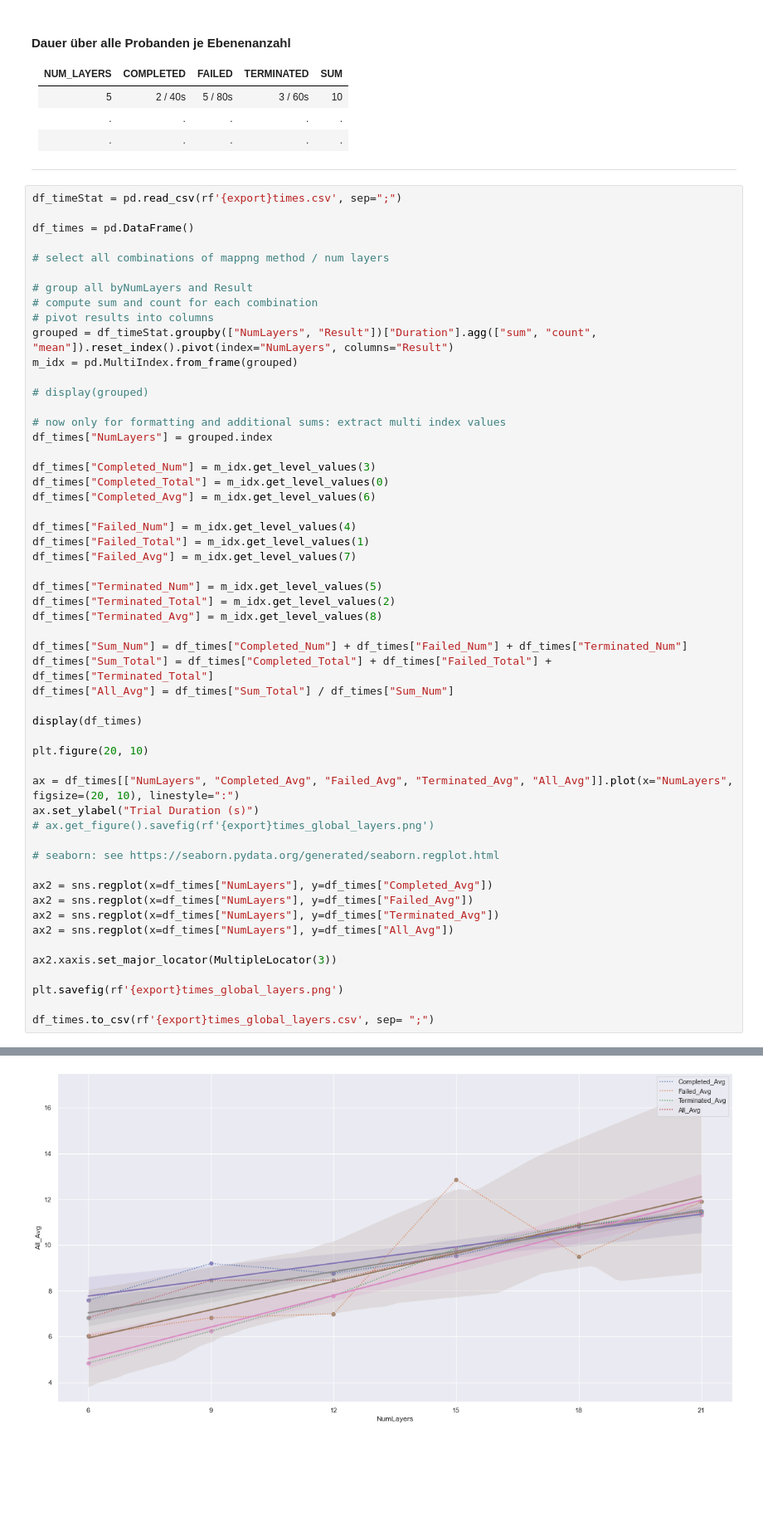
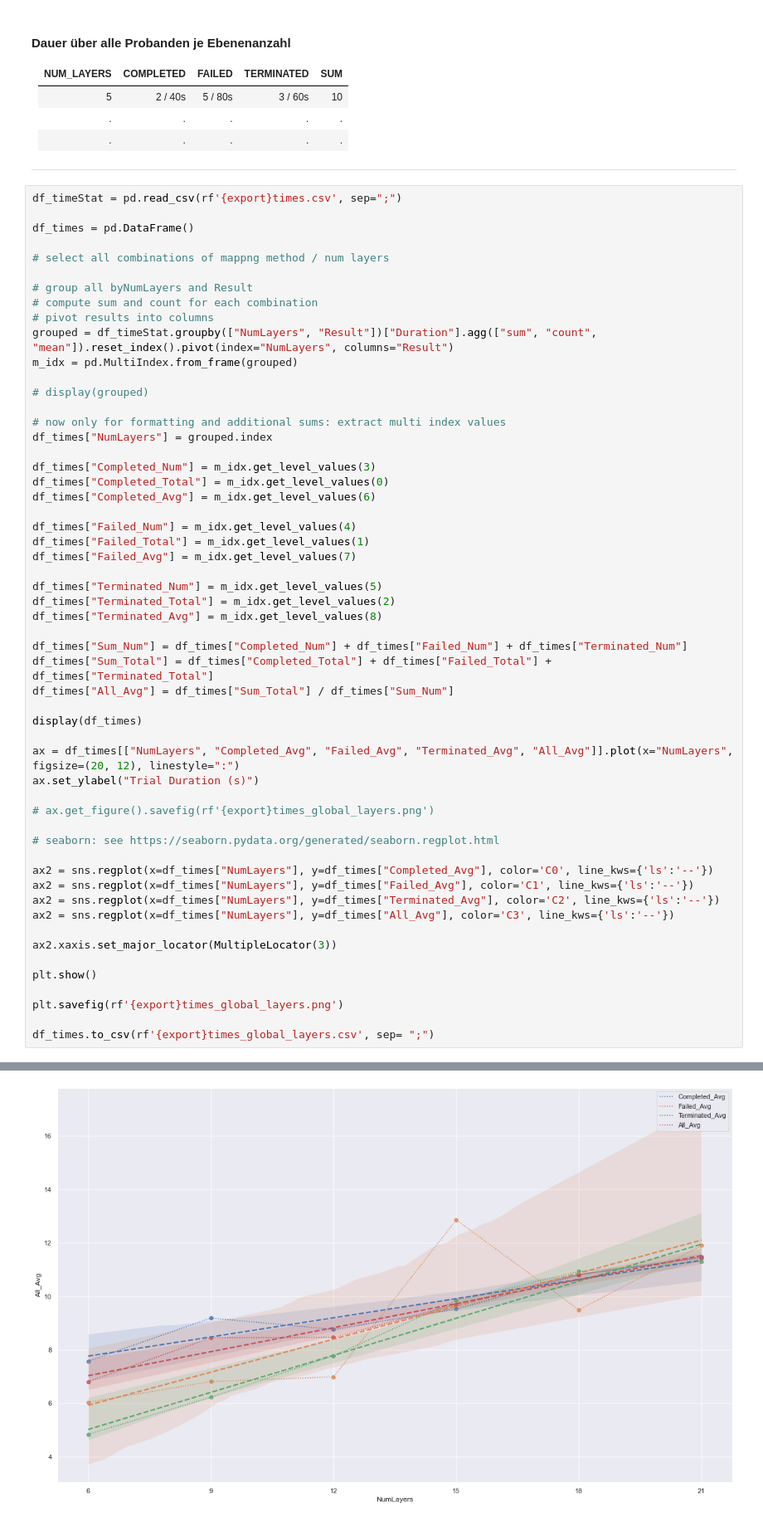
Before and after one commit to visualengineers/reflex-avi2022-results, a Jupyter notebook: code/zelasto study.ipynb, the cells around one changed output, grey strips where cells are left out. Shown at 83% size. Drawn from its saved outputs; the diff is of its cells as text; blank space fills up the shorter version.

Commit message:
feature: further plot optimizations

```diff
--- a/code/zelasto study.ipynb
+++ b/code/zelasto study.ipynb
@@ -1001,20 +1001,21 @@ df_times["All_Avg"] = df_times["Sum_Total"] / df_times["Sum_Num"]
 
 display(df_times)
 
-plt.figure(20, 10)
+ax = df_times[["NumLayers", "Completed_Avg", "Failed_Avg", "Terminated_Avg", "All_Avg"]].plot(x="NumLayers", figsize=(20, 12), linestyle=":")
+ax.set_ylabel("Trial Duration (s)")
 
-ax = df_times[["NumLayers", "Completed_Avg", "Failed_Avg", "Terminated_Avg", "All_Avg"]].plot(x="NumLayers", figsize=(20, 10), linestyle=":")
-ax.set_ylabel("Trial Duration (s)")
 # ax.get_figure().savefig(rf'{export}times_global_layers.png')
 
 # seaborn: see https://seaborn.pydata.org/generated/seaborn.regplot.html
 
-ax2 = sns.regplot(x=df_times["NumLayers"], y=df_times["Completed_Avg"])
-ax2 = sns.regplot(x=df_times["NumLayers"], y=df_times["Failed_Avg"])
-ax2 = sns.regplot(x=df_times["NumLayers"], y=df_times["Terminated_Avg"])
-ax2 = sns.regplot(x=df_times["NumLayers"], y=df_times["All_Avg"])
+ax2 = sns.regplot(x=df_times["NumLayers"], y=df_times["Completed_Avg"], color='C0', line_kws={'ls':'--'})
+ax2 = sns.regplot(x=df_times["NumLayers"], y=df_times["Failed_Avg"], color='C1', line_kws={'ls':'--'})
+ax2 = sns.regplot(x=df_times["NumLayers"], y=df_times["Terminated_Avg"], color='C2', line_kws={'ls':'--'})
+ax2 = sns.regplot(x=df_times["NumLayers"], y=df_times["All_Avg"], color='C3', line_kws={'ls':'--'})
 
 ax2.xaxis.set_major_locator(MultipleLocator(3))
+
+plt.show()
 
 plt.savefig(rf'{export}times_global_layers.png')
 
@@ -1030 +1032 @@ df_times.to_csv(rf'{export}times_global_layers.csv', sep= ";")
-[figure, old version]
+[figure, new version]
```
Also changed, not shown: parts of 1 cell of this notebook, 1 other file.
